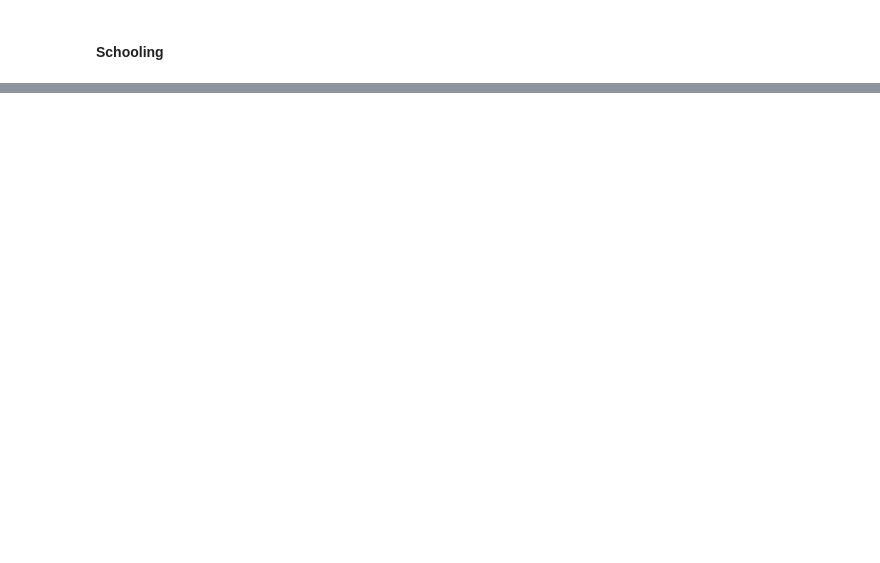
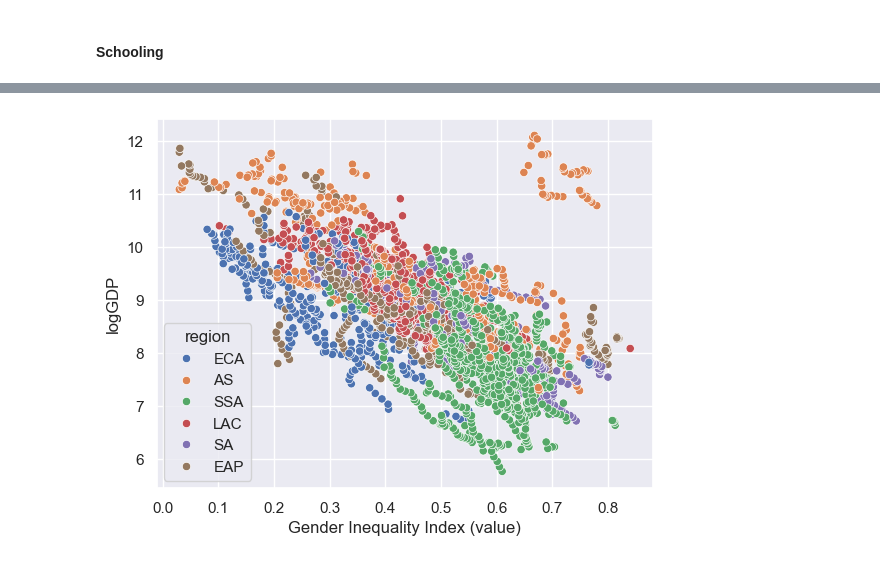
Before and after one commit to gianluca-filesi/Thesis, a Jupyter notebook: v4.ipynb, the cells around one changed output, grey strips where cells are left out. Drawn from its saved outputs; the diff is of its cells as text; code cells hidden in the pictures; blank space fills up the shorter version.

```diff
--- a/v4.ipynb
+++ b/v4.ipynb
@@ -131,0 +193,5 @@ dtype: int64
+# %%
+sns.scatterplot(data=GDP_GII, x=HDR_idx['gii'], y='logGDP', hue='region')
+plt.show()
+# %% [output]
+[figure, added]
```
Also changed, not shown: parts of 44 cells of this notebook, 1 other file.
